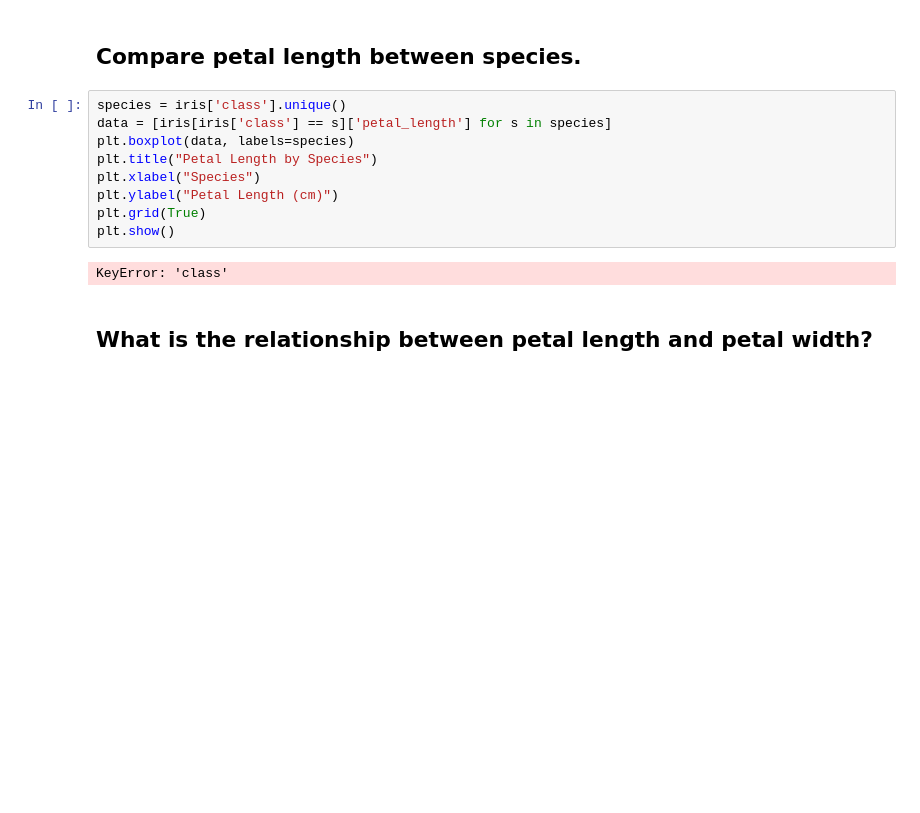
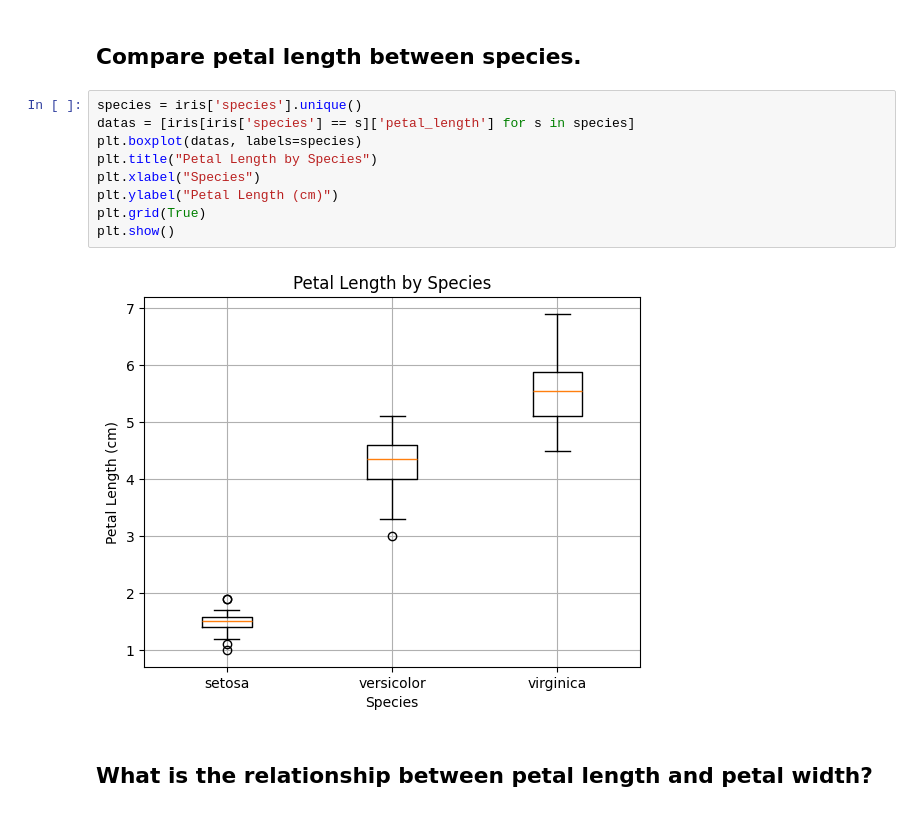
Before and after one commit to chinmayhandi/chinmay, a Jupyter notebook: AIML_Lab_Exercise.ipynb, the cells around one changed output. Drawn from its saved outputs; the diff is of its cells as text; blank space fills up the shorter version.

```diff
--- a/AIML_Lab_Exercise.ipynb
+++ b/AIML_Lab_Exercise.ipynb
@@ -2214,16 +2214,16 @@ plt.show()
 # %% [markdown]
 ## **Compare** petal length between species.
 # %%
-species = iris['class'].unique()
-data = [iris[iris['class'] == s]['petal_length'] for s in species]
-plt.boxplot(data, labels=species)
+species = iris['species'].unique()
+datas = [iris[iris['species'] == s]['petal_length'] for s in species]
+plt.boxplot(datas, labels=species)
 plt.title("Petal Length by Species")
 plt.xlabel("Species")
 plt.ylabel("Petal Length (cm)")
 plt.grid(True)
 plt.show()
 # %% [output]
-KeyError: 'class'
+[figure, added]
 # %% [markdown]
 ## **What is the relationship between petal length and petal width?**
 # %%
```
Also changed, not shown: parts of 1 cell of this notebook.
